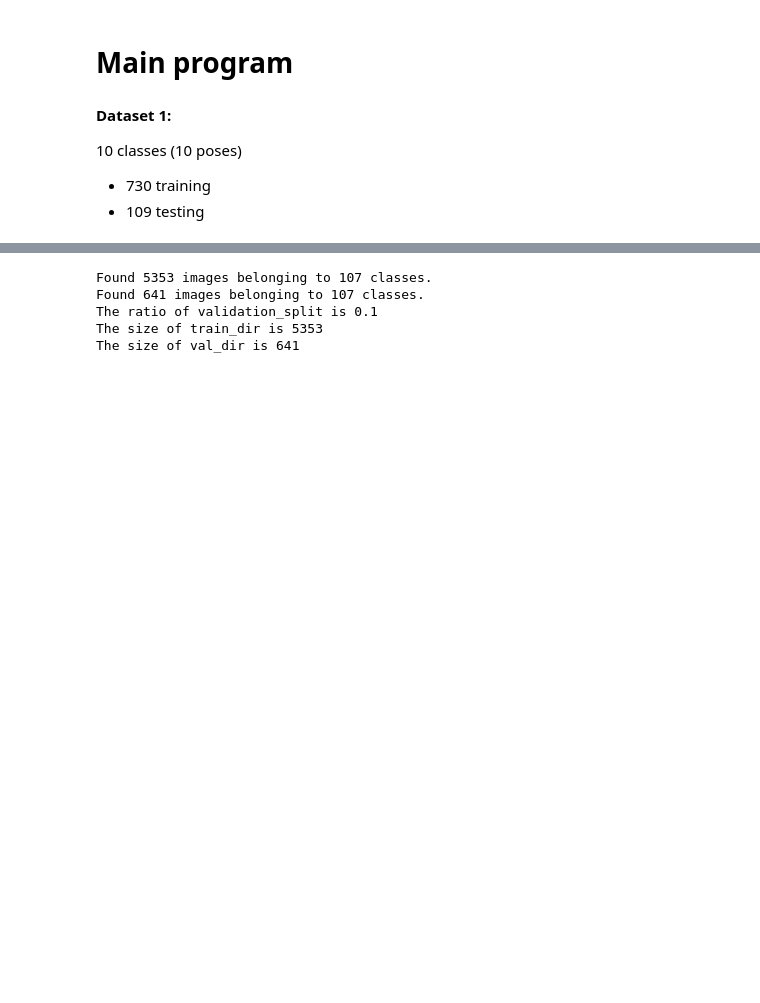
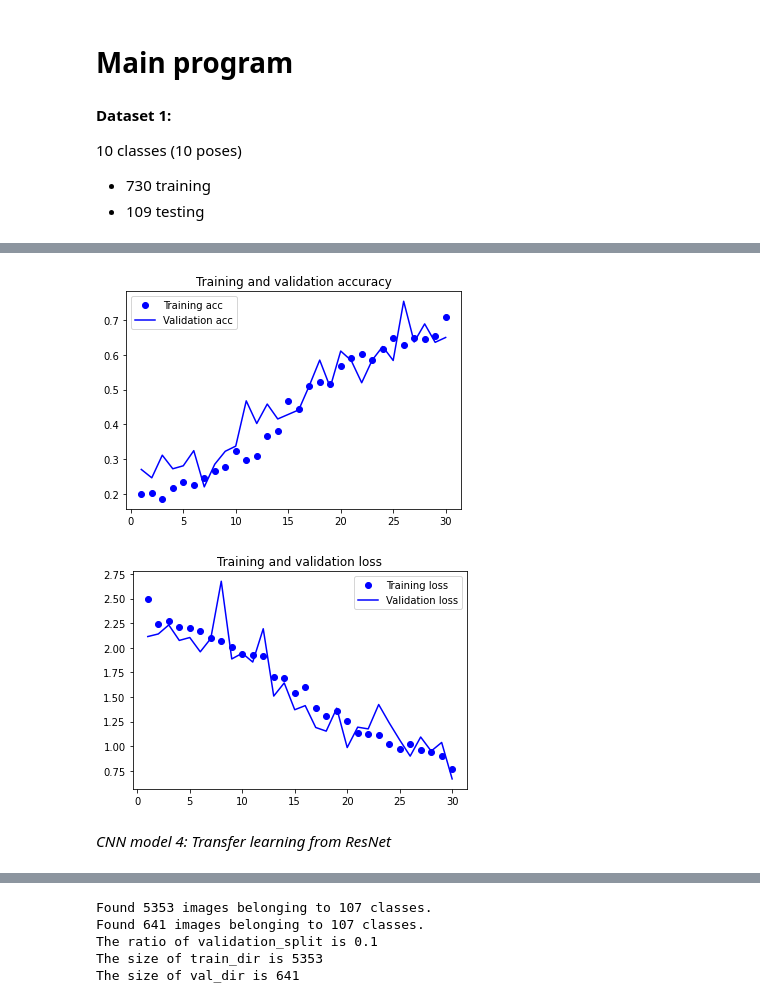
Before and after one commit to tduffy000/deep-learning-group, a Jupyter notebook: Yoga pose model_Tony.ipynb, the cells around one changed output, grey strips where cells are left out. Cells and saved outputs as stored; diff of their text form; code cells hidden in the pictures; blank space fills up the shorter version.

```diff
--- a/Yoga pose model_Tony.ipynb
+++ b/Yoga pose model_Tony.ipynb
@@ -157,0 +282,14 @@ classifier.save('yoga_practice_model_10.h5') #save model
+# %%
+from keras.applications import VGG16
+
+conv_base = VGG16(weights='imagenet',
+                  include_top=False,
+                  input_shape=(64, 64, 3))
+# %%
+classifier_3 = Sequential()
+classifier_3.add(conv_base)
+classifier_3.add(Flatten())
+classifier_3.add(Dense(128, activation='relu'))
+classifier_3.add(Dense(units = 10, activation = 'softmax'))\
+
+classifier_3.summary()
@@ -157,0 +313,12 @@ classifier.save('yoga_practice_model_10.h5') #save model
+# %%
+classifier_3.compile(
+              optimizer = 'adam',
+              loss = 'categorical_crossentropy',
+              metrics = ['accuracy'])
+
+model_fit_3 = classifier_3.fit_generator(
+                training_set,
+                steps_per_epoch = 730 // batch_size, # number of training set images, 729
+                epochs = 30,
+                validation_data = test_set,
+                validation_steps = 109 // batch_size) # number of test set images, 109
@@ -157,0 +343,8 @@ classifier.save('yoga_practice_model_10.h5') #save model
+# %%
+classifier_3.save('classifier_3.h5') #save model
+plotModel(model_fit_3)
+# %% [output]
+[figure, added]
+[figure, added]
+# %% [markdown]
+*CNN model 4: Transfer learning from ResNet*
```
Also changed, not shown: parts of 28 cells of this notebook, 4 other files.
